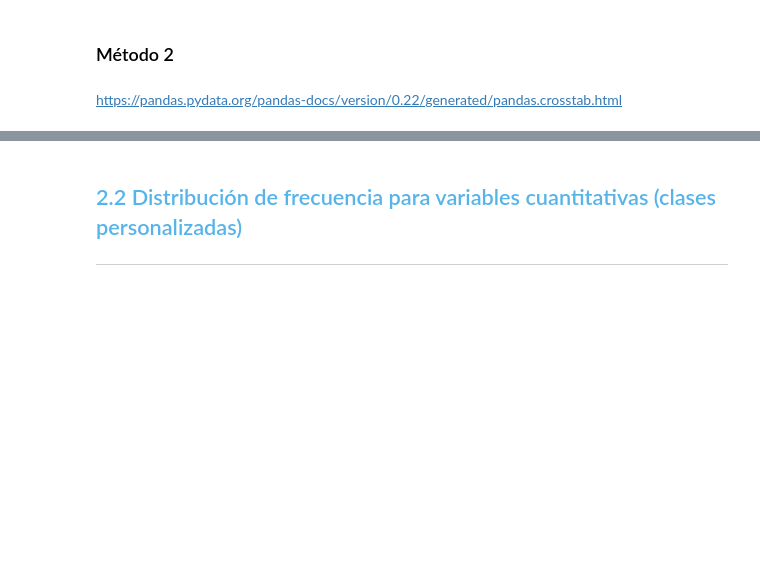
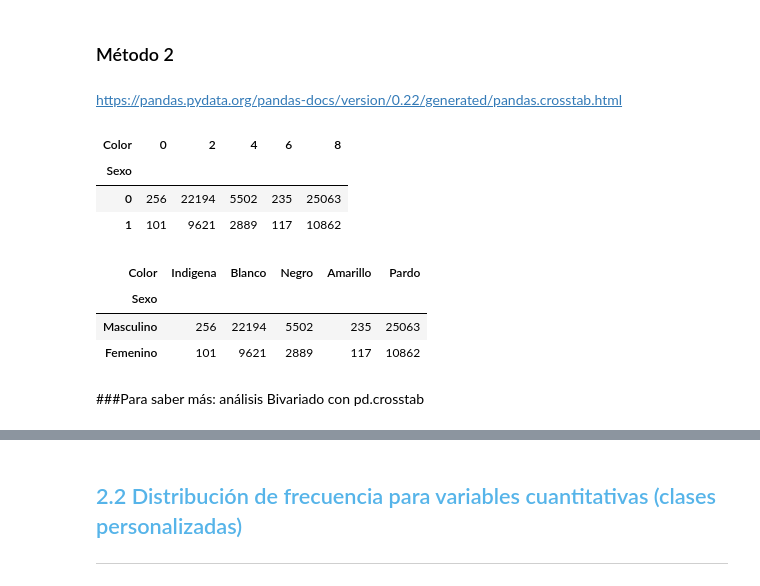
Before and after one commit to evs-11/Estadistica-Con-Python, a Jupyter notebook: Curso_de_Estadística_con_Python.ipynb, the cells around one changed output, grey strips where cells are left out. Cells and saved outputs as stored; diff of their text form; code cells hidden in the pictures; blank space fills up the shorter version.

```diff
--- a/Curso_de_Estadística_con_Python.ipynb
+++ b/Curso_de_Estadística_con_Python.ipynb
@@ -223,3 +311,17 @@ color = {0: 'Indigena',
          6: 'Amarillo',
          8: 'Pardo',
          9: 'Sin declarar'}
+# %%
+# con el método crosstab vemos 2 variables al mismo tiempo.
+# llamamos a panda a la función crosstab, en datos columna sexo y columna color
+# atribuimos a la variable frecuencia
+
+frecuencia = pd.crosstab(datos.Sexo,
+            datos.Color)
+# %%
+frecuencia
+# %% [output]
+| Color | 0 | 2 | 4 | 6 | 8 |
+| Sexo |  |  |  |  |  |
+| 0 | 256 | 22194 | 5502 | 235 | 25063 |
+| 1 | 101 | 9621 | 2889 | 117 | 10862 |
@@ -225,0 +332,9 @@ color = {0: 'Indigena',
+# %%
+frecuencia
+# %% [output]
+| Color | Indigena | Blanco | Negro | Amarillo | Pardo |
+| Sexo |  |  |  |  |  |
+| Masculino | 256 | 22194 | 5502 | 235 | 25063 |
+| Femenino | 101 | 9621 | 2889 | 117 | 10862 |
+# %% [markdown]
+###Para saber más: análisis Bivariado con pd.crosstab
```
Also changed, not shown: parts of 19 cells of this notebook.
